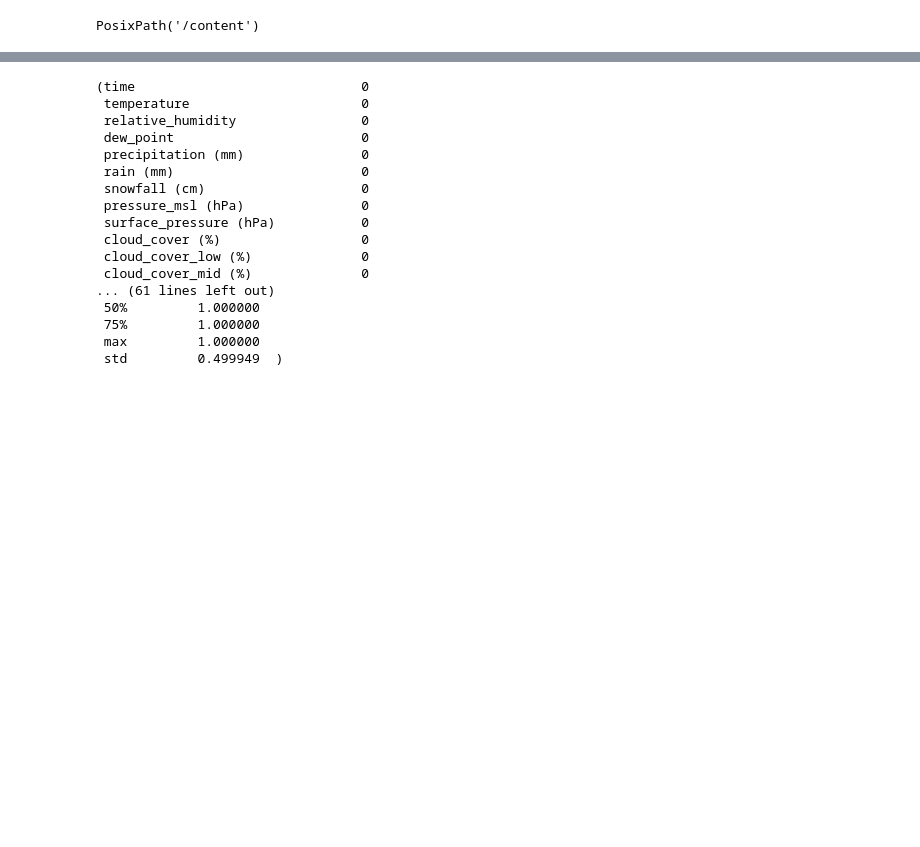
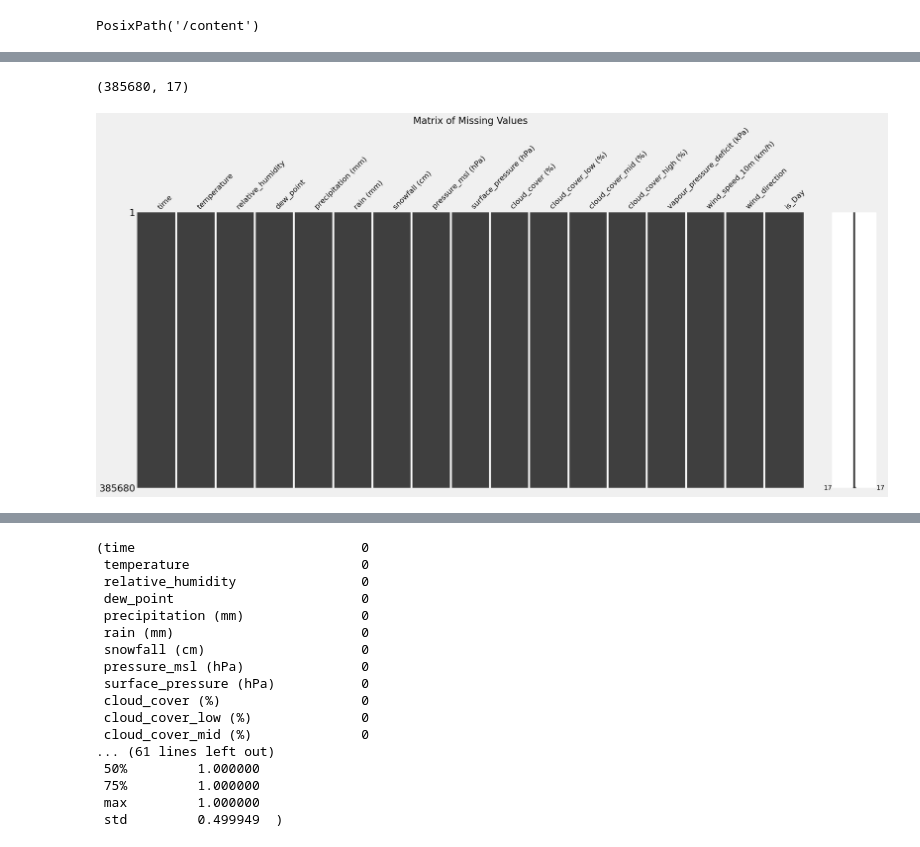
Before and after one commit to qader48/weather-forcasting, a Jupyter notebook: Making_the_Most_of_your_Colab_Subscription.ipynb, the cells around one changed output, grey strips where cells are left out. Cells and saved outputs as stored; diff of their text form; code cells hidden in the pictures; blank space fills up the shorter version.

```diff
--- a/Making_the_Most_of_your_Colab_Subscription.ipynb
+++ b/Making_the_Most_of_your_Colab_Subscription.ipynb
@@ -30,0 +77,10 @@ weather_data = weather_data[weather_data['time'] <= '2023-12-31']
+# %%
+weather_data.shape
+# %% [output]
+(385680, 17)
+# %%
+msno.matrix(weather_data)
+plt.title('Matrix of Missing Values')
+plt.show()
+# %% [output]
+[figure, added]
```
Also changed, not shown: parts of 34 cells of this notebook.
